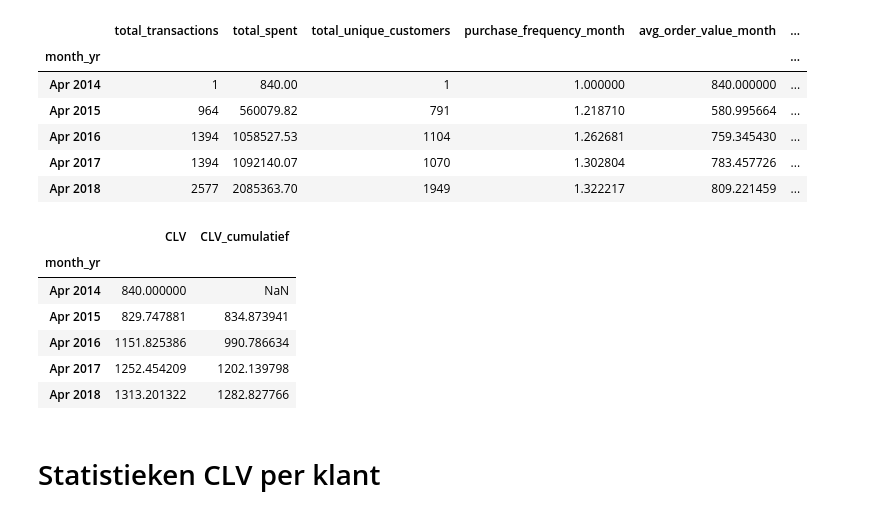
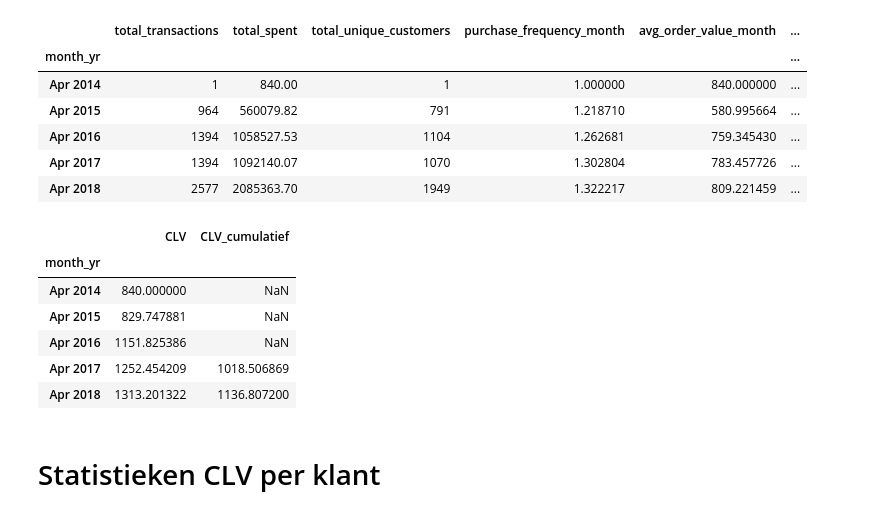
Before and after one commit to iwb-digital-growth-agency/python, a Jupyter notebook: CLV_Maxilia - nieuwe data set.ipynb, the cells around one changed output. Cells and saved outputs as stored; diff of their text form; code cells hidden in the pictures.

```diff
--- a/CLV_Maxilia - nieuwe data set.ipynb
+++ b/CLV_Maxilia - nieuwe data set.ipynb
@@ -373,16 +385,16 @@ df_transacties.head()
 | Apr 2018 | 2577 | 2085363.70 | 1949 | 1.322217 | 809.221459 | ... |
 # %%
 df_clv_cum = pd.DataFrame(df_transacties.iloc[:,-2])
-df_clv_cum['CLV_cumulatief'] = df_clv_cum.rolling(window=2).mean()
+df_clv_cum['CLV_cumulatief'] = df_clv_cum.rolling(window=4).mean()
 df_clv_cum.head()
 # %% [output]
 |  | CLV | CLV_cumulatief |
 | month_yr |  |  |
 | Apr 2014 | 840.000000 | NaN |
-| Apr 2015 | 829.747881 | 834.873941 |
-| Apr 2016 | 1151.825386 | 990.786634 |
-| Apr 2017 | 1252.454209 | 1202.139798 |
-| Apr 2018 | 1313.201322 | 1282.827766 |
+| Apr 2015 | 829.747881 | NaN |
+| Apr 2016 | 1151.825386 | NaN |
+| Apr 2017 | 1252.454209 | 1018.506869 |
+| Apr 2018 | 1313.201322 | 1136.807200 |
 # %% [markdown]
 # Statistieken CLV per klant
 # %%
```
Also changed, not shown: parts of 3 cells of this notebook, 3 other files.
